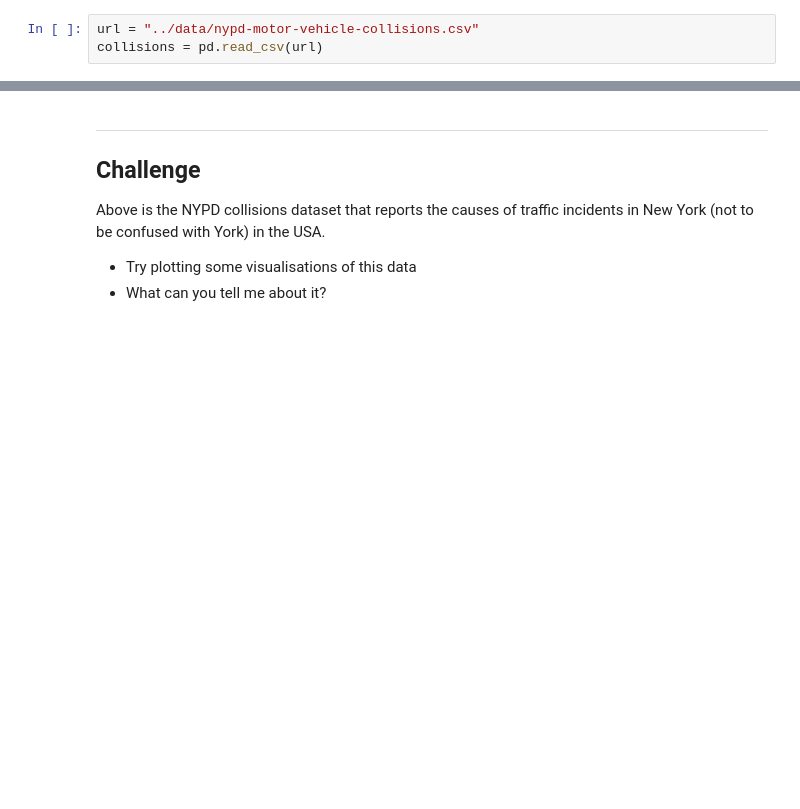
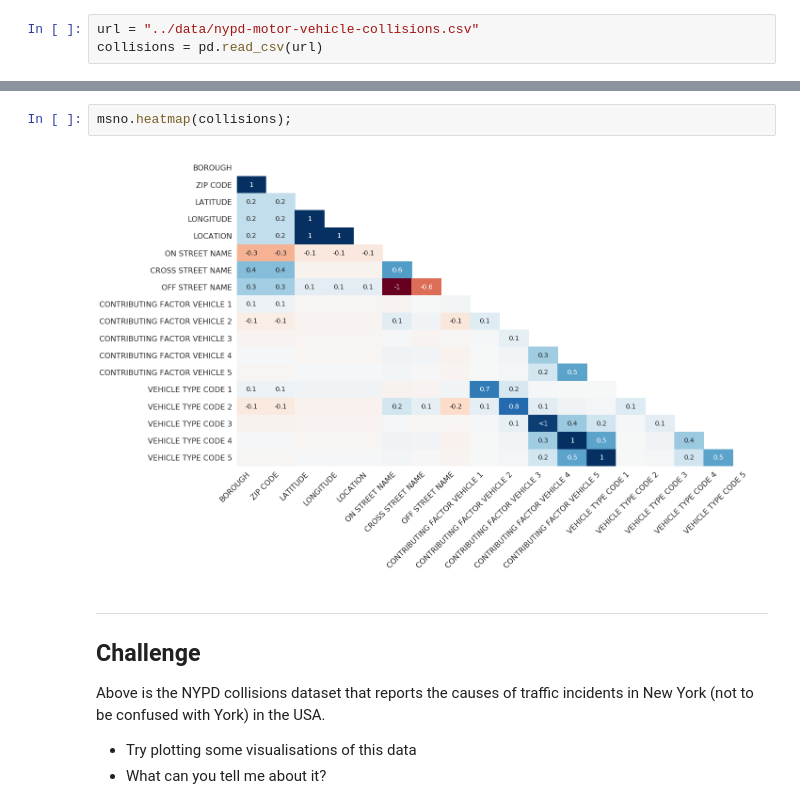
Before and after one commit to aaronaddleman/cleaning-data-at-scale, a Jupyter notebook: notebooks/notebook.ipynb, the cells around one changed output, grey strips where cells are left out. Saved outputs shown, nothing was run; the diff lists cells and outputs as text; blank space fills up the shorter version.

```diff
--- a/notebooks/notebook.ipynb
+++ b/notebooks/notebook.ipynb
@@ -62,3 +115,7 @@ collisions = pd.read_csv(url)
+# %%
+msno.heatmap(collisions);
+# %% [output]
+[figure, added]
 # %% [markdown]
 ---
 ## Challenge
```
Also changed, not shown: parts of 22 cells of this notebook.
